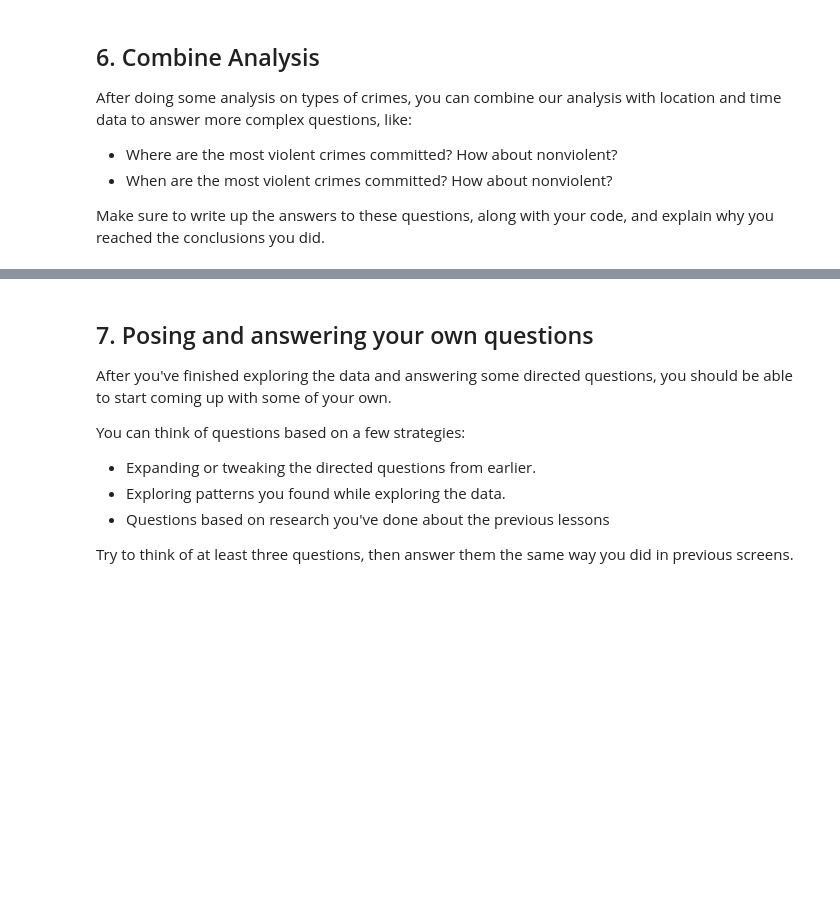
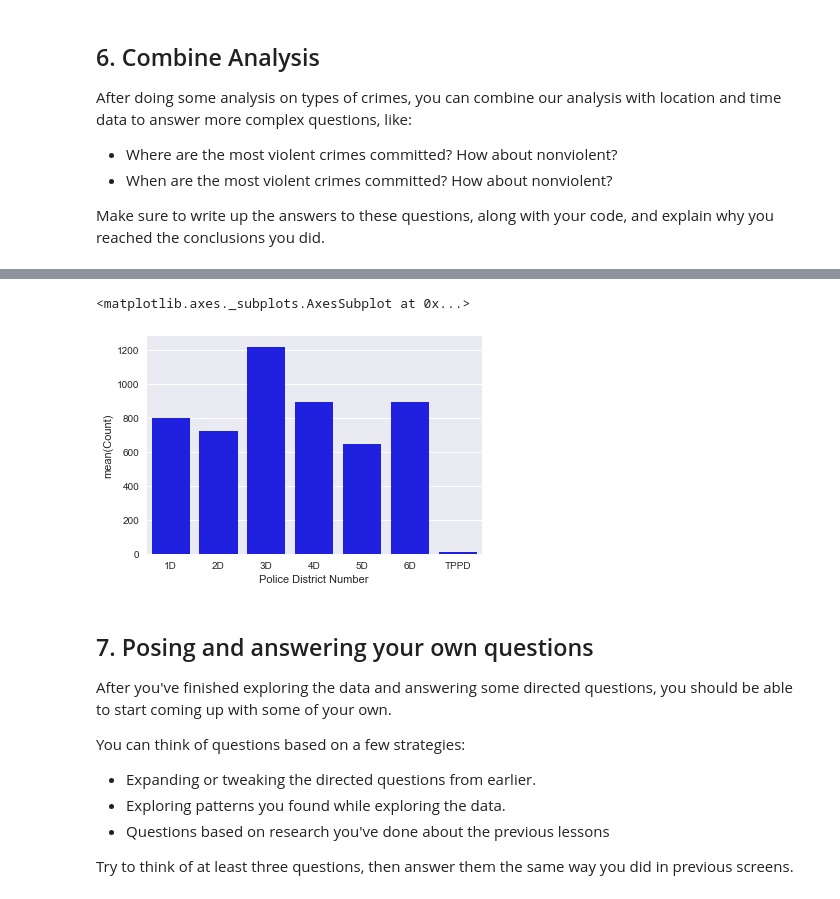
Before and after one commit to adrianabenicio/MontgomeryCrimes, a Jupyter notebook: Project #1 Finding Patterns in Crime.ipynb, the cells around one changed output, grey strips where cells are left out. Saved outputs shown, nothing was run; the diff lists cells and outputs as text; code cells hidden in the pictures; blank space fills up the shorter version.

```diff
--- a/Project #1 Finding Patterns in Crime.ipynb
+++ b/Project #1 Finding Patterns in Crime.ipynb
@@ -202,3 +240,13 @@ Make sure to write up the answers to these questions, along with your code, and
+# %%
+# 1) How about nonviolent?
+most_nonviolent_count_by_area = crimes[crimes["Class Description"].isin(most_nonviolent["Class Description"])].pivot_table(index=['Police District Number'], values=['Incident ID'], aggfunc='count')
+most_nonviolent_count_by_area.rename(columns={'Incident ID':'Count'}, inplace=True)
+most_nonviolent_count_by_area.reset_index(inplace=True) #removing indexes
+
+sns.barplot(x=most_nonviolent_count_by_area['Police District Number'], y=most_nonviolent_count_by_area['Count'], color="blue")
+# %% [output]
+<matplotlib.axes._subplots.AxesSubplot at 0x...>
+[figure, added]
 # %% [markdown]
 ## 7. Posing and answering your own questions
 
```
Also changed, not shown: parts of 4 cells of this notebook.
